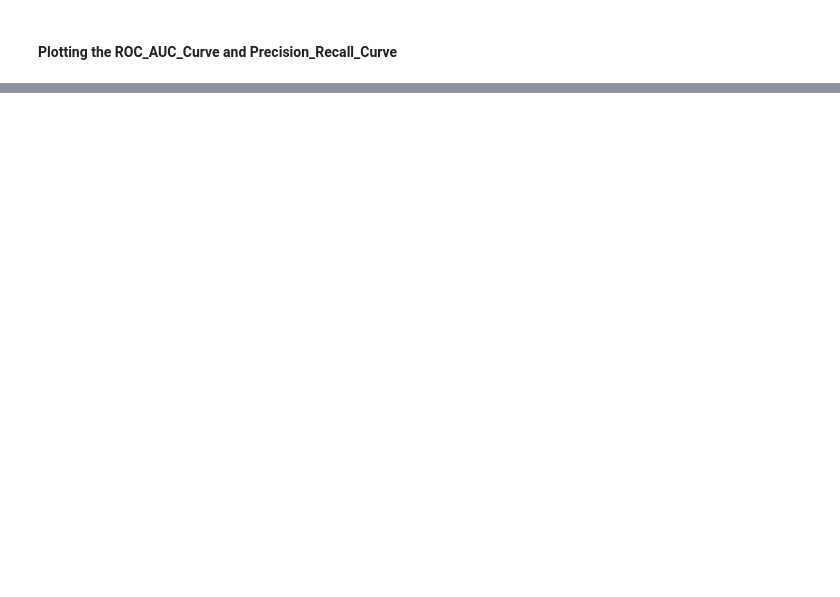
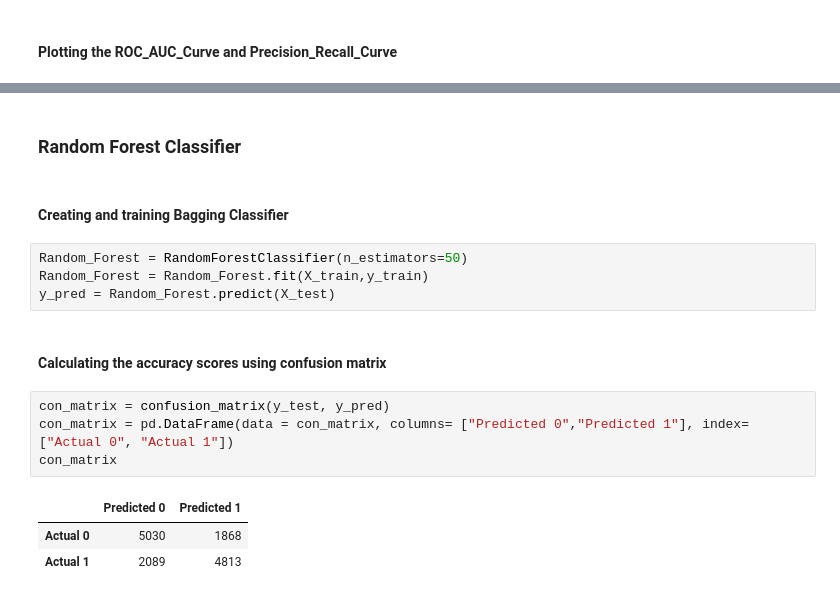
Before and after one commit to Shivam-3921/cardio_disease_prediction, a Jupyter notebook: cardio_diesease.ipynb, the cells around one changed output, grey strips where cells are left out. Drawn from its saved outputs; the diff is of its cells as text; blank space fills up the shorter version.

```diff
--- a/cardio_diesease.ipynb
+++ b/cardio_diesease.ipynb
@@ -615,0 +669,18 @@ plt.show()
+# %% [markdown]
+### Random Forest Classifier
+# %% [markdown]
+#### Creating and training Bagging Classifier
+# %%
+Random_Forest = RandomForestClassifier(n_estimators=50)
+Random_Forest = Random_Forest.fit(X_train,y_train)
+y_pred = Random_Forest.predict(X_test)
+# %% [markdown]
+#### Calculating the accuracy scores using confusion matrix
+# %%
+con_matrix = confusion_matrix(y_test, y_pred)
+con_matrix = pd.DataFrame(data = con_matrix, columns= ["Predicted 0","Predicted 1"], index= ["Actual 0", "Actual 1"])
+con_matrix
+# %% [output]
+|  | Predicted 0 | Predicted 1 |
+| Actual 0 | 5030 | 1868 |
+| Actual 1 | 2089 | 4813 |
```
Also changed, not shown: parts of 35 cells of this notebook.
